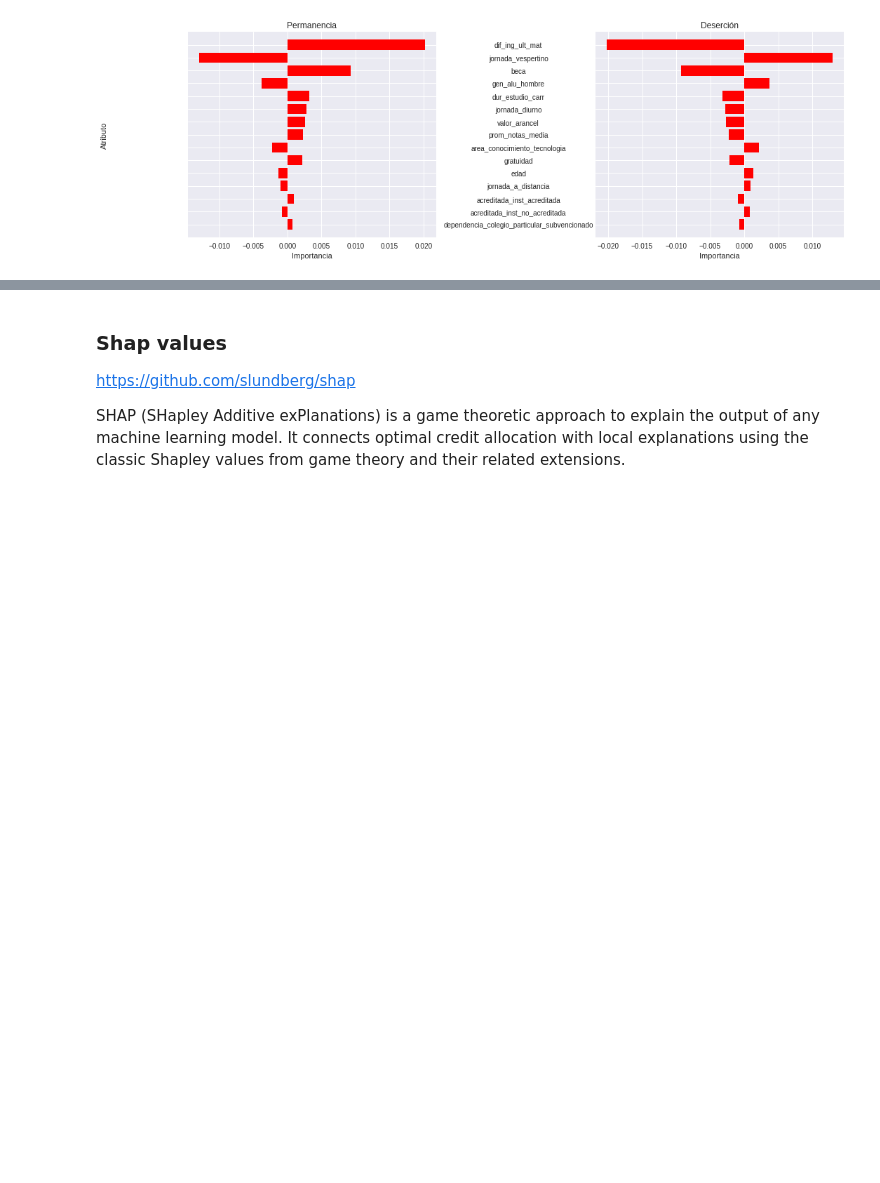
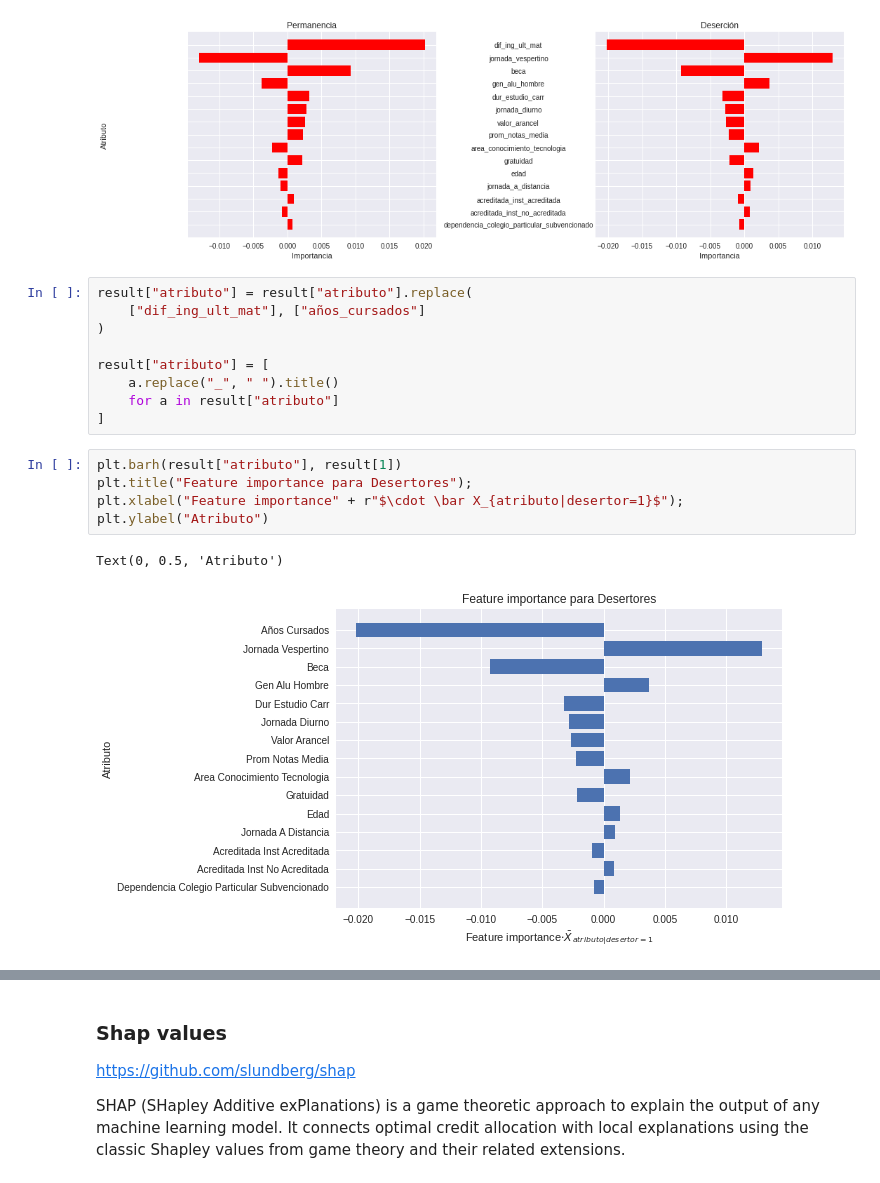
Before and after one commit to GianniCatBug/MDS7201-mineduc-desercion, a Jupyter notebook: notebooks/7-modelos.ipynb, the cells around one changed output, grey strips where cells are left out. Drawn from its saved outputs; the diff is of its cells as text; blank space fills up the shorter version.

```diff
--- a/notebooks/7-modelos.ipynb
+++ b/notebooks/7-modelos.ipynb
@@ -422,3 +424,20 @@ for t, i in zip(titles, range(len(set(y_resampled)))):
 plt.tight_layout()
 # %% [output]
 [figure]
+# %%
+result["atributo"] = result["atributo"].replace(
+    ["dif_ing_ult_mat"], ["años_cursados"]
+)
+
+result["atributo"] = [
+    a.replace("_", " ").title()
+    for a in result["atributo"]
+]
+# %%
+plt.barh(result["atributo"], result[1])
+plt.title("Feature importance para Desertores");
+plt.xlabel("Feature importance" + r"$\cdot \bar X_{atributo|desertor=1}$");
+plt.ylabel("Atributo")
+# %% [output]
+Text(0, 0.5, 'Atributo')
+[figure, added]
```
Also changed, not shown: parts of 10 cells of this notebook, 1 other file.
